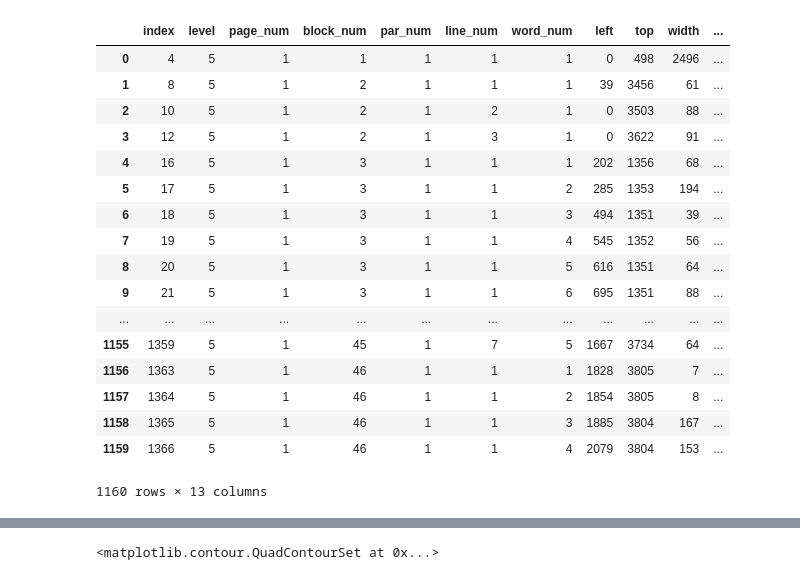
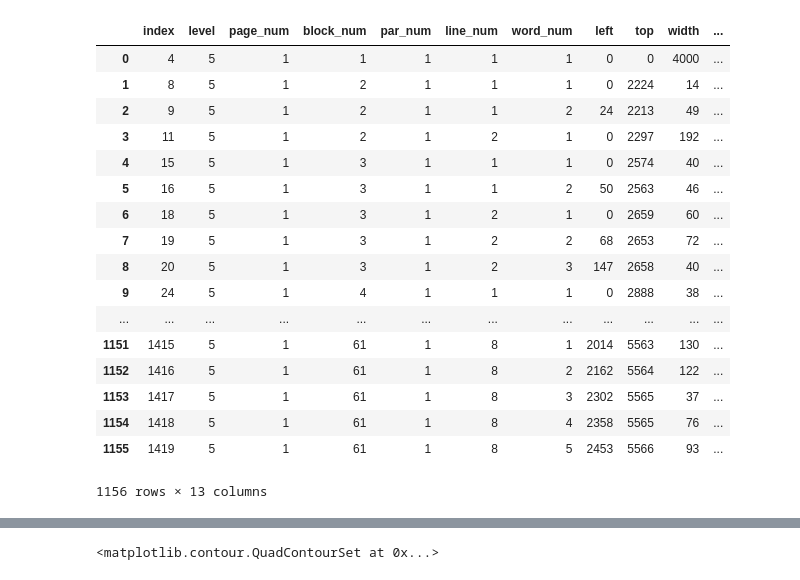
Before and after one commit to rin7/Wine_catalogs, a Jupyter notebook: Pytesseract.ipynb, the cells around one changed output, grey strips where cells are left out. Drawn from its saved outputs; the diff is of its cells as text; code cells hidden in the pictures.

```diff
--- a/Pytesseract.ipynb
+++ b/Pytesseract.ipynb
@@ -9,29 +11,29 @@ import numpy as np
 # %%
-color_image = Image.open('/Users/tommylee/Desktop/STA 160/SampleCatalogPages/UCD_Lehmann_0069_new.jpg')
+color_image = Image.open('/Users/tommylee/Desktop/STA 160/SampleCatalogPages/UCD_Lehmann_0069.jpg')
 bw2 = pytesseract.image_to_data(color_image,output_type='DICT')
 
 #Lines below make string into dataframe.
 image_bind = StringIO(bw2)
 df = pd.read_csv(image_bind, sep="\t",quoting=3) #Quoting = 3 fixes "Parse error." More for picture issues.
 df = df.dropna().reset_index()
 df.to_csv('file2.csv')
 df
 # %% [output]
 |  | index | level | page_num | block_num | par_num | line_num | word_num | left | top | width | ... |
-| 0 | 4 | 5 | 1 | 1 | 1 | 1 | 1 | 0 | 498 | 2496 | ... |
-| 1 | 8 | 5 | 1 | 2 | 1 | 1 | 1 | 39 | 3456 | 61 | ... |
-| 2 | 10 | 5 | 1 | 2 | 1 | 2 | 1 | 0 | 3503 | 88 | ... |
-| 3 | 12 | 5 | 1 | 2 | 1 | 3 | 1 | 0 | 3622 | 91 | ... |
-| 4 | 16 | 5 | 1 | 3 | 1 | 1 | 1 | 202 | 1356 | 68 | ... |
-| 5 | 17 | 5 | 1 | 3 | 1 | 1 | 2 | 285 | 1353 | 194 | ... |
-| 6 | 18 | 5 | 1 | 3 | 1 | 1 | 3 | 494 | 1351 | 39 | ... |
-| 7 | 19 | 5 | 1 | 3 | 1 | 1 | 4 | 545 | 1352 | 56 | ... |
-| 8 | 20 | 5 | 1 | 3 | 1 | 1 | 5 | 616 | 1351 | 64 | ... |
-| 9 | 21 | 5 | 1 | 3 | 1 | 1 | 6 | 695 | 1351 | 88 | ... |
+| 0 | 4 | 5 | 1 | 1 | 1 | 1 | 1 | 0 | 0 | 4000 | ... |
+| 1 | 8 | 5 | 1 | 2 | 1 | 1 | 1 | 0 | 2224 | 14 | ... |
+| 2 | 9 | 5 | 1 | 2 | 1 | 1 | 2 | 24 | 2213 | 49 | ... |
+| 3 | 11 | 5 | 1 | 2 | 1 | 2 | 1 | 0 | 2297 | 192 | ... |
+| 4 | 15 | 5 | 1 | 3 | 1 | 1 | 1 | 0 | 2574 | 40 | ... |
+| 5 | 16 | 5 | 1 | 3 | 1 | 1 | 2 | 50 | 2563 | 46 | ... |
+| 6 | 18 | 5 | 1 | 3 | 1 | 2 | 1 | 0 | 2659 | 60 | ... |
+| 7 | 19 | 5 | 1 | 3 | 1 | 2 | 2 | 68 | 2653 | 72 | ... |
+| 8 | 20 | 5 | 1 | 3 | 1 | 2 | 3 | 147 | 2658 | 40 | ... |
+| 9 | 24 | 5 | 1 | 4 | 1 | 1 | 1 | 0 | 2888 | 38 | ... |
 | ... | ... | ... | ... | ... | ... | ... | ... | ... | ... | ... | ... |
-| 1155 | 1359 | 5 | 1 | 45 | 1 | 7 | 5 | 1667 | 3734 | 64 | ... |
-| 1156 | 1363 | 5 | 1 | 46 | 1 | 1 | 1 | 1828 | 3805 | 7 | ... |
-| 1157 | 1364 | 5 | 1 | 46 | 1 | 1 | 2 | 1854 | 3805 | 8 | ... |
-| 1158 | 1365 | 5 | 1 | 46 | 1 | 1 | 3 | 1885 | 3804 | 167 | ... |
-| 1159 | 1366 | 5 | 1 | 46 | 1 | 1 | 4 | 2079 | 3804 | 153 | ... |
+| 1151 | 1415 | 5 | 1 | 61 | 1 | 8 | 1 | 2014 | 5563 | 130 | ... |
+| 1152 | 1416 | 5 | 1 | 61 | 1 | 8 | 2 | 2162 | 5564 | 122 | ... |
+| 1153 | 1417 | 5 | 1 | 61 | 1 | 8 | 3 | 2302 | 5565 | 37 | ... |
+| 1154 | 1418 | 5 | 1 | 61 | 1 | 8 | 4 | 2358 | 5565 | 76 | ... |
+| 1155 | 1419 | 5 | 1 | 61 | 1 | 8 | 5 | 2453 | 5566 | 93 | ... |
-1160 rows × 13 columns
+1156 rows × 13 columns
```
Also changed, not shown: parts of 11 cells of this notebook.
